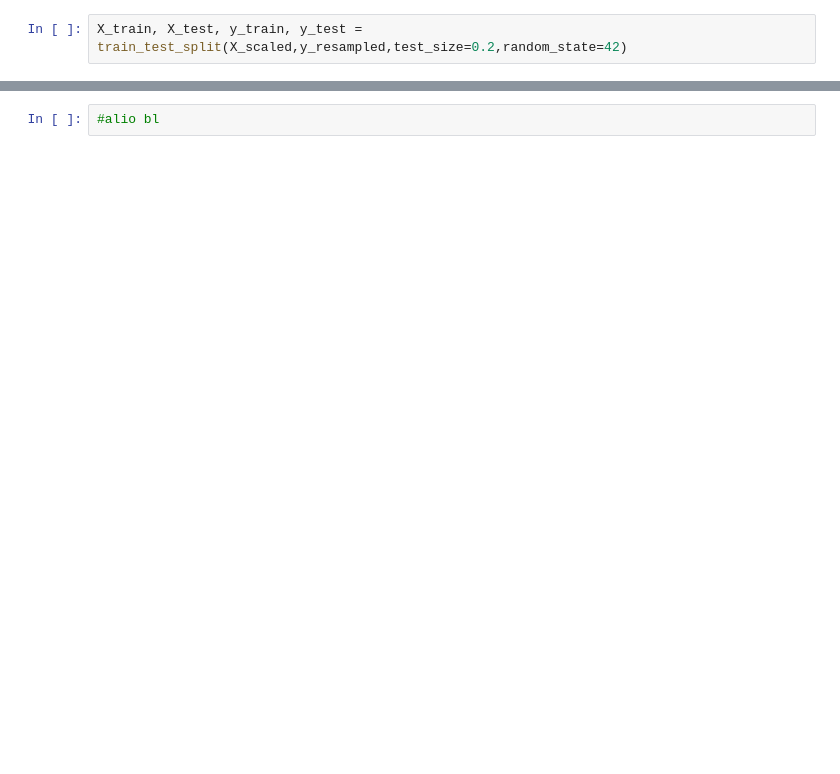
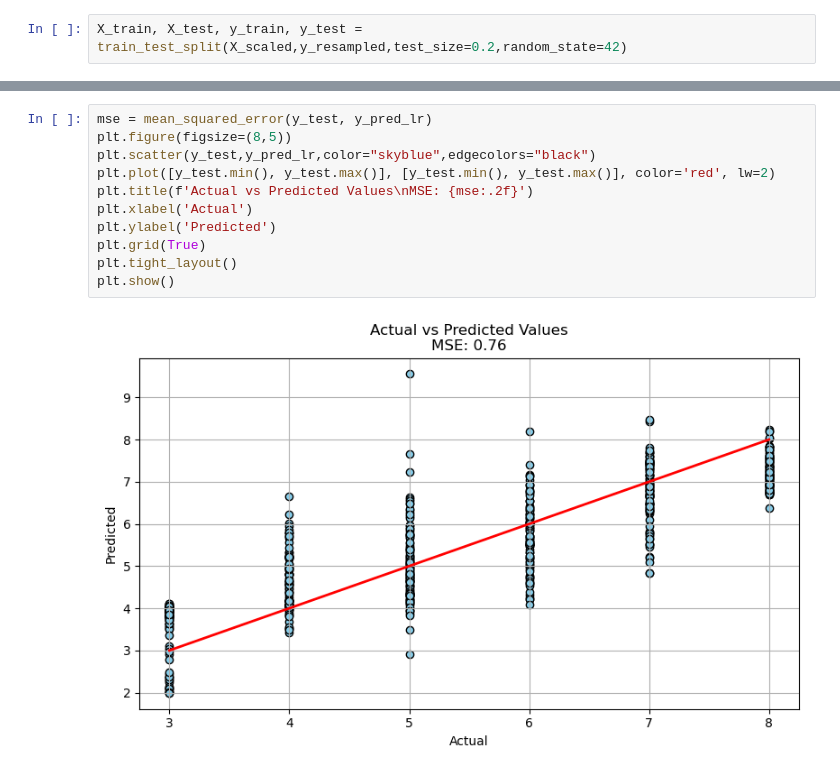
Before and after one commit to marcel0501/Wine, a Jupyter notebook: Project.ipynb, the cells around one changed output, grey strips where cells are left out. Saved outputs shown, nothing was run; the diff lists cells and outputs as text; blank space fills up the shorter version.

```diff
--- a/Project.ipynb
+++ b/Project.ipynb
@@ -61,2 +86,13 @@ Linear Regression: 0.7326463112981659
 # %%
-#alio bl
+mse = mean_squared_error(y_test, y_pred_lr)
+plt.figure(figsize=(8,5))
+plt.scatter(y_test,y_pred_lr,color="skyblue",edgecolors="black")
+plt.plot([y_test.min(), y_test.max()], [y_test.min(), y_test.max()], color='red', lw=2)
+plt.title(f'Actual vs Predicted Values\nMSE: {mse:.2f}')
+plt.xlabel('Actual')
+plt.ylabel('Predicted')
+plt.grid(True)
+plt.tight_layout()
+plt.show()
+# %% [output]
+[figure, added]
```
Also changed, not shown: parts of 4 cells of this notebook.
